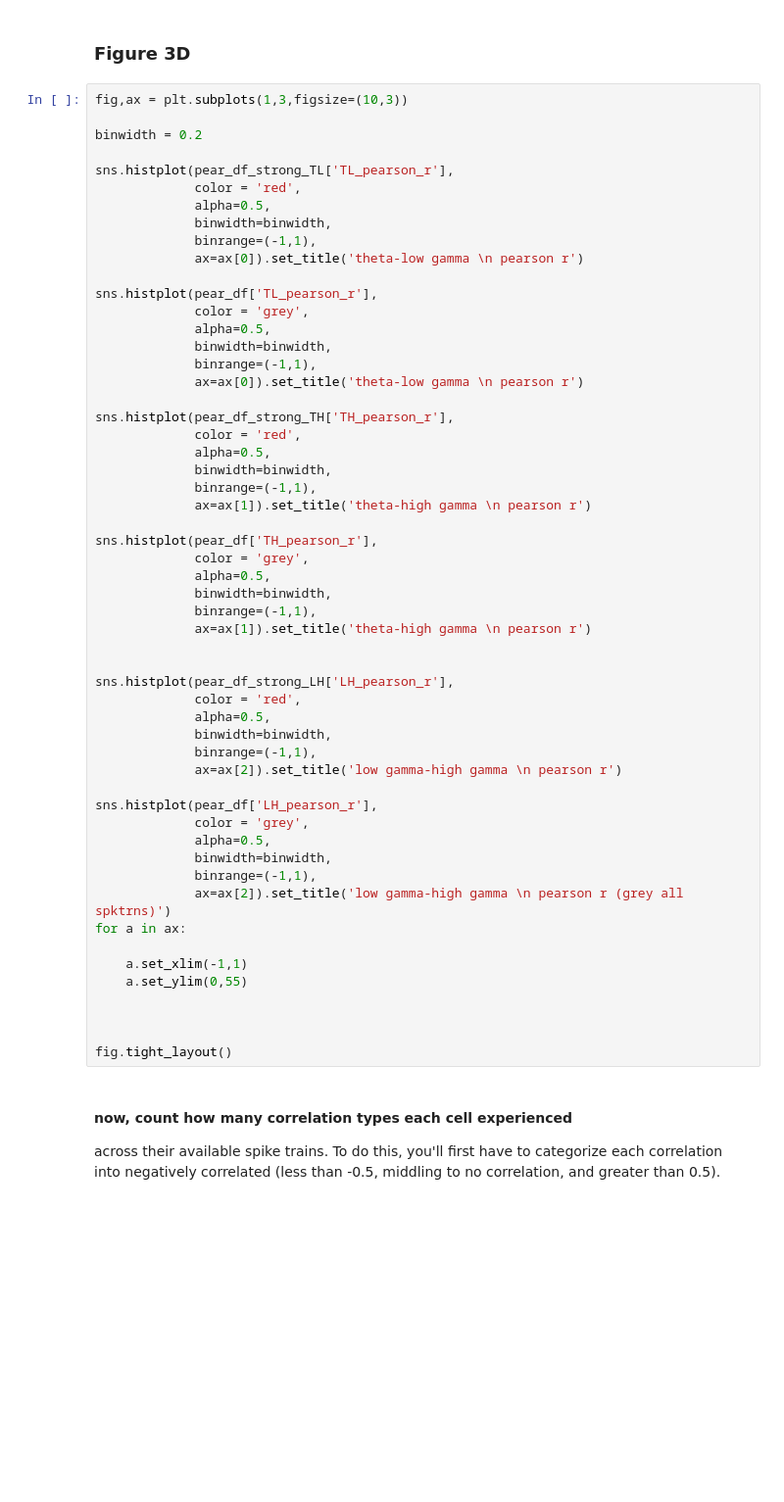
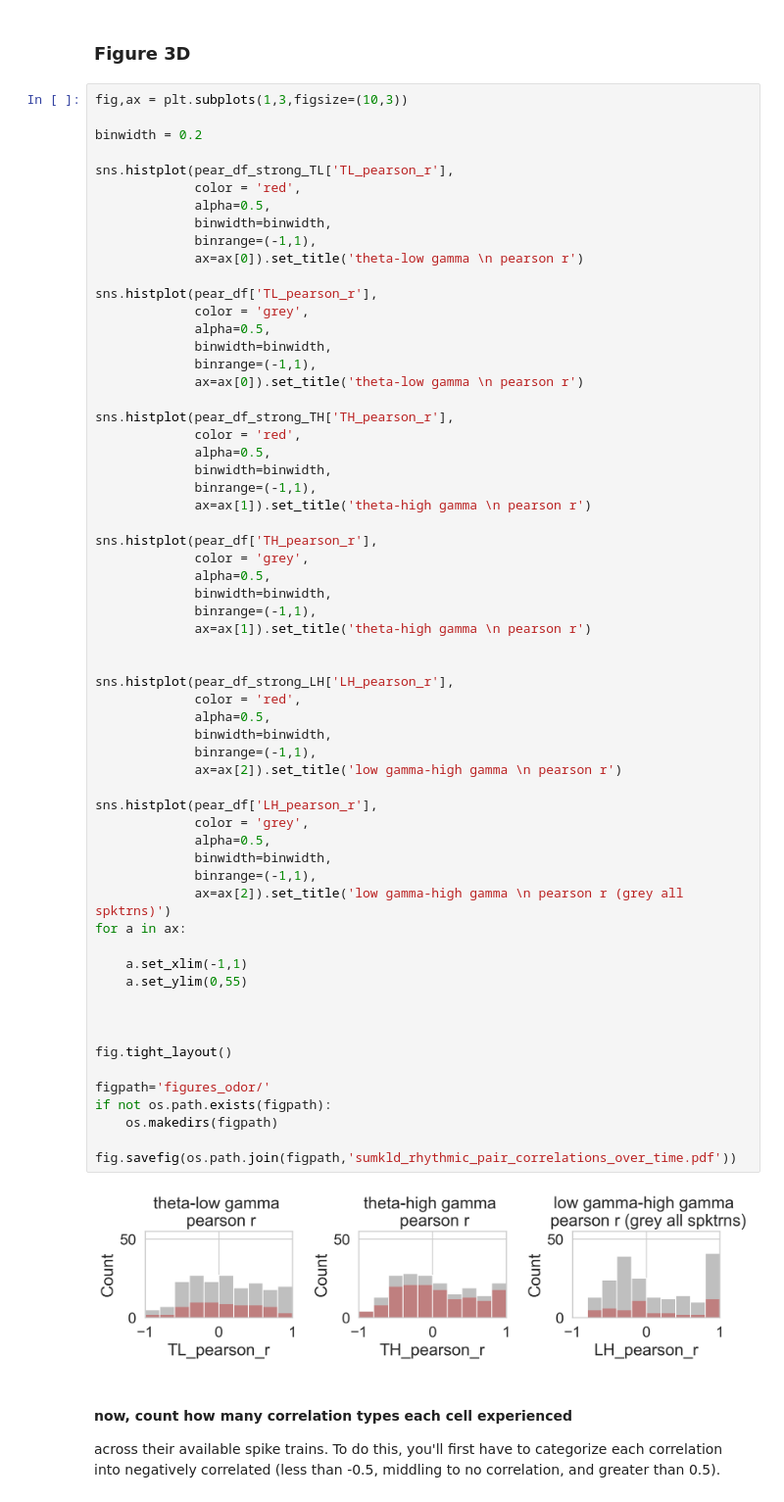
Before and after one commit to pdrivier/rhythmic_clusters, a Jupyter notebook: step5_fit_kde_models_over_time.ipynb, the cells around one changed output. Shown at 98% size. Cells and saved outputs as stored; diff of their text form; blank space fills up the shorter version.

```diff
--- a/step5_fit_kde_models_over_time.ipynb
+++ b/step5_fit_kde_models_over_time.ipynb
@@ -745,33 +1170,41 @@ sns.histplot(pear_df_strong_TH['TH_pearson_r'],
 
 sns.histplot(pear_df['TH_pearson_r'],
              color = 'grey',
              alpha=0.5,
              binwidth=binwidth,
              binrange=(-1,1),
              ax=ax[1]).set_title('theta-high gamma \n pearson r')
 
 
 sns.histplot(pear_df_strong_LH['LH_pearson_r'],
              color = 'red',
              alpha=0.5,
              binwidth=binwidth,
              binrange=(-1,1),
              ax=ax[2]).set_title('low gamma-high gamma \n pearson r')
 
 sns.histplot(pear_df['LH_pearson_r'],
              color = 'grey',
              alpha=0.5,
              binwidth=binwidth,
              binrange=(-1,1),
              ax=ax[2]).set_title('low gamma-high gamma \n pearson r (grey all spktrns)')
 for a in ax:
 
     a.set_xlim(-1,1)
     a.set_ylim(0,55)
 
 
 
 fig.tight_layout()
+
+figpath='figures_odor/'
+if not os.path.exists(figpath):
+    os.makedirs(figpath)
+
+fig.savefig(os.path.join(figpath,'sumkld_rhythmic_pair_correlations_over_time.pdf'))
+# %% [output]
+[figure, added]
 # %% [markdown]
 #### now, count how many correlation types each cell experienced
 across their available spike trains. To do this, you'll first have to categorize each correlation into negatively correlated (less than -0.5, middling to no correlation, and greater than 0.5).
```
Also changed, not shown: parts of 15 cells of this notebook, 1 other file.
